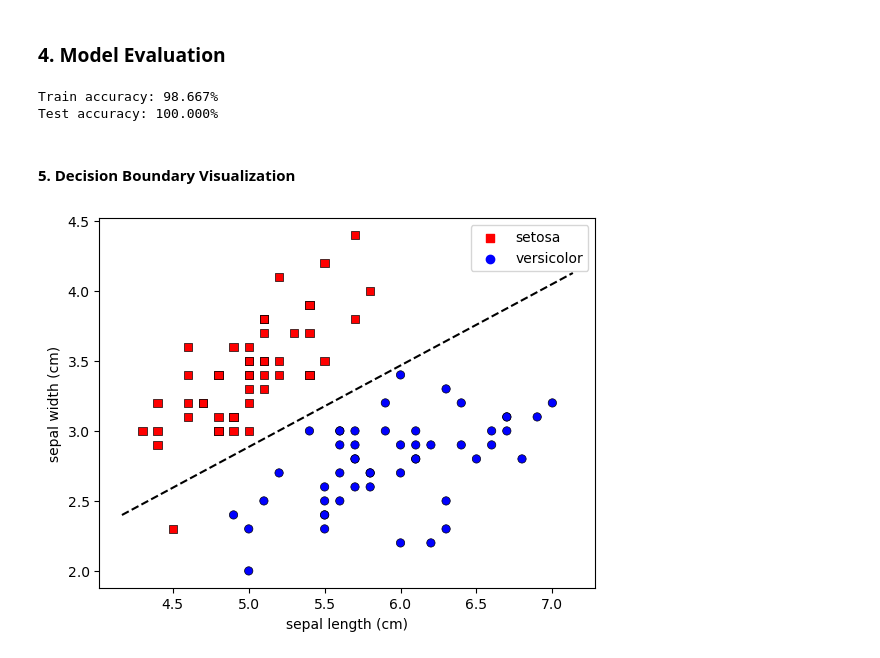
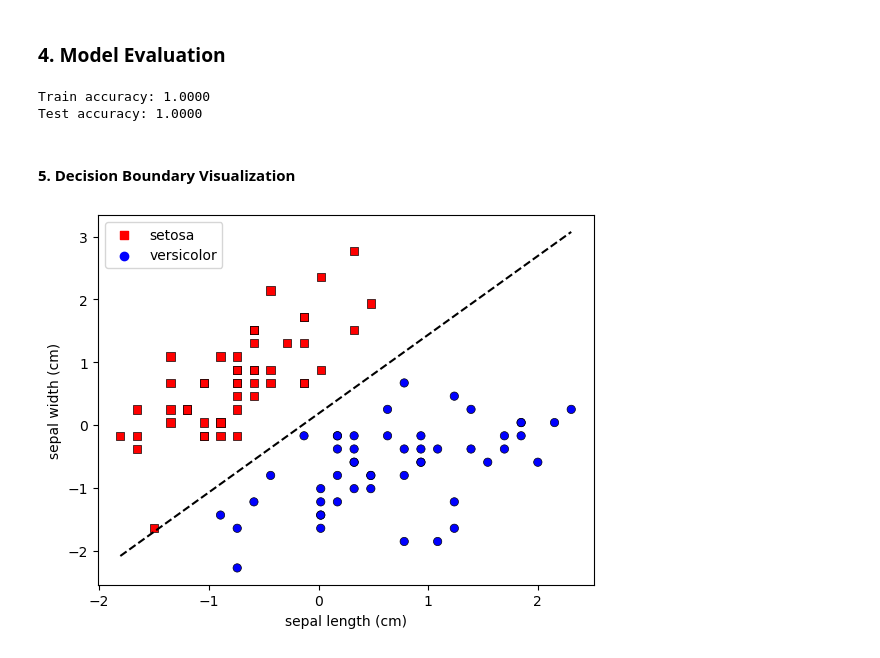
Before and after one commit to roiyeho/ml-book, a Jupyter notebook: Chapter05/LogisticRegressionFromScratch.ipynb, the cells around one changed output. Saved outputs shown, nothing was run; the diff lists cells and outputs as text; code cells hidden in the pictures.

```diff
--- a/Chapter05/LogisticRegressionFromScratch.ipynb
+++ b/Chapter05/LogisticRegressionFromScratch.ipynb
@@ -34,6 +37,3 @@ plot_data(X, y)
 plt.savefig('figures/iris_data.pdf')
 # %% [output]
 [figure]
-# %%
-n = X.shape[0]  # number of samples
-X_b = np.hstack((np.ones((n, 1)), X))  # Append a column of ones for the bias
@@ -131,6 +135,5 @@ def optimize_model(X, y, alpha=0.1, max_iter=1000, tol=0.001):
     return w, cost_history
 # %%
-w_opt, cost_history = optimize_model(X_train, y_train)
-
+w_opt, cost_history = optimize_model(X_train_b, y_train)
 print('Optimized weights:', w_opt)
 # %% [output]
@@ -181,28 +191,33 @@ def evaluate_model(X, y, w_opt):
     return accuracy
 # %%
-train_accuracy = evaluate_model(X_train, y_train, w_opt)
-print(f'Train accuracy: {train_accuracy * 100:.3f}%')
+train_accuracy = evaluate_model(X_train, y_train, w_opt, scaler)
+print(f'Train accuracy: {train_accuracy:.4f}')
 
-test_accuracy = evaluate_model(X_test, y_test, w_opt)
-print(f'Test accuracy: {test_accuracy * 100:.3f}%')
+test_accuracy = evaluate_model(X_test, y_test, w_opt, scaler)
+print(f'Test accuracy: {test_accuracy:.4f}')
 # %% [output]
-Train accuracy: 98.667%
-Test accuracy: 100.000%
+Train accuracy: 1.0000
+Test accuracy: 1.0000
 # %% [markdown]
 #### 5. Decision Boundary Visualization
-# %%
-def plot_decision_boundary(X, y, w_opt):
-    """Plot the decision boundary between the classes."""
-    plot_data(X, y)  # Utilize the previously defined function to plot data points
-
-    # Determine the x-axis range of the current plot and compute the corresponding y values
-    line_x = np.array(plt.gca().get_xlim())
-    line_y = -1 / w_opt[2] * (w_opt[1] * line_x + w_opt[0])
-
-    # Plot the decision boundary as a dashed line
-    plt.plot(line_x, line_y, c='k', ls='--')
+# %%
+def plot_decision_boundary(X, y, w_opt):
+    """Plot the decision boundary between the classes."""
+    # Extract the min and max values of the first feature (x1)
+    x1_min, x1_max = X[:, 0].min(), X[:, 0].max()
+
+    # Create a range of values for x1
+    line_x = np.array([x1_min, x1_max])
+
+    # Compute the corresponding y values (x2) using the decision boundary equation
+    line_y = -1 / w_opt[2] * (w_opt[1] * line_x + w_opt[0])
+
+    # Plot the decision boundary as a dashed line
+    plt.plot(line_x, line_y, c='k', ls='--')
 # %%
-plot_decision_boundary(X, y, w_opt)
+X_scaled = scaler.transform(X)
+plot_data(X_scaled, y)
+plot_decision_boundary(X_scaled, y, w_opt)
 plt.savefig('figures/iris_logistic_decision_boundary.pdf')
 # %% [output]
-[figure, old version]
+[figure, new version]
```
Also changed, not shown: parts of 16 cells of this notebook, 22 other files.
